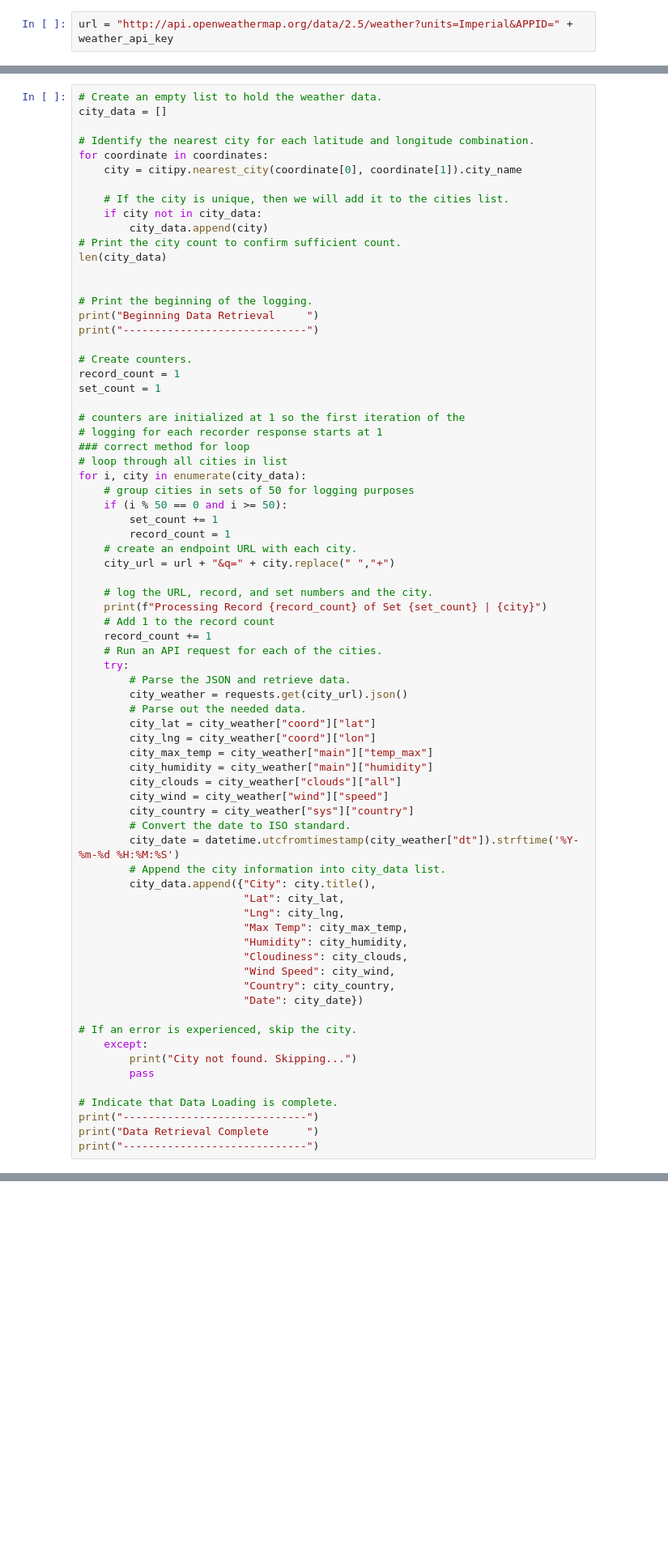
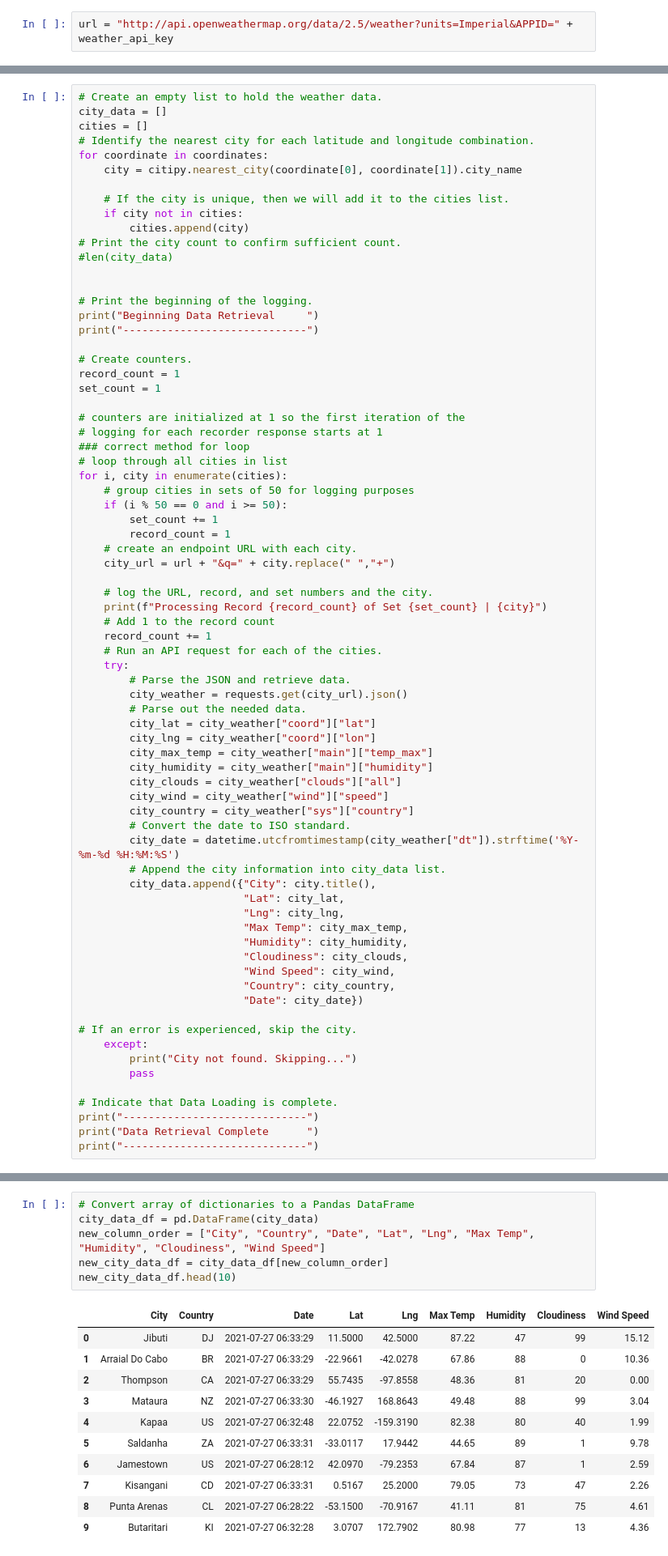
Before and after one commit to gsalinas01/World_Weather_Analysis, a Jupyter notebook: WeatherPy.ipynb, the cells around one changed output, grey strips where cells are left out. Shown at 81% size. Cells and saved outputs as stored; diff of their text form; blank space fills up the shorter version.

```diff
--- a/WeatherPy.ipynb
+++ b/WeatherPy.ipynb
@@ -48,16 +52,16 @@ url = "http://api.openweathermap.org/data/2.5/weather?units=Imperial&APPID=" + w
 # %%
 # Create an empty list to hold the weather data.
 city_data = []
-
+cities = []
 # Identify the nearest city for each latitude and longitude combination.
 for coordinate in coordinates:
     city = citipy.nearest_city(coordinate[0], coordinate[1]).city_name
 
     # If the city is unique, then we will add it to the cities list.
-    if city not in city_data:
-        city_data.append(city)
+    if city not in cities:
+        cities.append(city)
 # Print the city count to confirm sufficient count.
-len(city_data)
+#len(city_data)
 
 
 # Print the beginning of the logging.
@@ -72,7 +76,7 @@ set_count = 1
 # logging for each recorder response starts at 1
 ### correct method for loop
 # loop through all cities in list
-for i, city in enumerate(city_data):
+for i, city in enumerate(cities):
     # group cities in sets of 50 for logging purposes
     if (i % 50 == 0 and i >= 50):
         set_count += 1
@@ -139,0 +143,18 @@ AttributeError: 'dict' object has no attribute 'replace'
+# %%
+# Convert array of dictionaries to a Pandas DataFrame
+city_data_df = pd.DataFrame(city_data)
+new_column_order = ["City", "Country", "Date", "Lat", "Lng", "Max Temp", "Humidity", "Cloudiness", "Wind Speed"]
+new_city_data_df = city_data_df[new_column_order]
+new_city_data_df.head(10)
+# %% [output]
+|  | City | Country | Date | Lat | Lng | Max Temp | Humidity | Cloudiness | Wind Speed |
+| 0 | Jibuti | DJ | 2021-07-27 06:33:29 | 11.5000 | 42.5000 | 87.22 | 47 | 99 | 15.12 |
+| 1 | Arraial Do Cabo | BR | 2021-07-27 06:33:29 | -22.9661 | -42.0278 | 67.86 | 88 | 0 | 10.36 |
+| 2 | Thompson | CA | 2021-07-27 06:33:29 | 55.7435 | -97.8558 | 48.36 | 81 | 20 | 0.00 |
+| 3 | Mataura | NZ | 2021-07-27 06:33:30 | -46.1927 | 168.8643 | 49.48 | 88 | 99 | 3.04 |
+| 4 | Kapaa | US | 2021-07-27 06:32:48 | 22.0752 | -159.3190 | 82.38 | 80 | 40 | 1.99 |
+| 5 | Saldanha | ZA | 2021-07-27 06:33:31 | -33.0117 | 17.9442 | 44.65 | 89 | 1 | 9.78 |
+| 6 | Jamestown | US | 2021-07-27 06:28:12 | 42.0970 | -79.2353 | 67.84 | 87 | 1 | 2.59 |
+| 7 | Kisangani | CD | 2021-07-27 06:33:31 | 0.5167 | 25.2000 | 79.05 | 73 | 47 | 2.26 |
+| 8 | Punta Arenas | CL | 2021-07-27 06:28:22 | -53.1500 | -70.9167 | 41.11 | 81 | 75 | 4.61 |
+| 9 | Butaritari | KI | 2021-07-27 06:32:28 | 3.0707 | 172.7902 | 80.98 | 77 | 13 | 4.36 |
```
Also changed, not shown: parts of 3 cells of this notebook.
